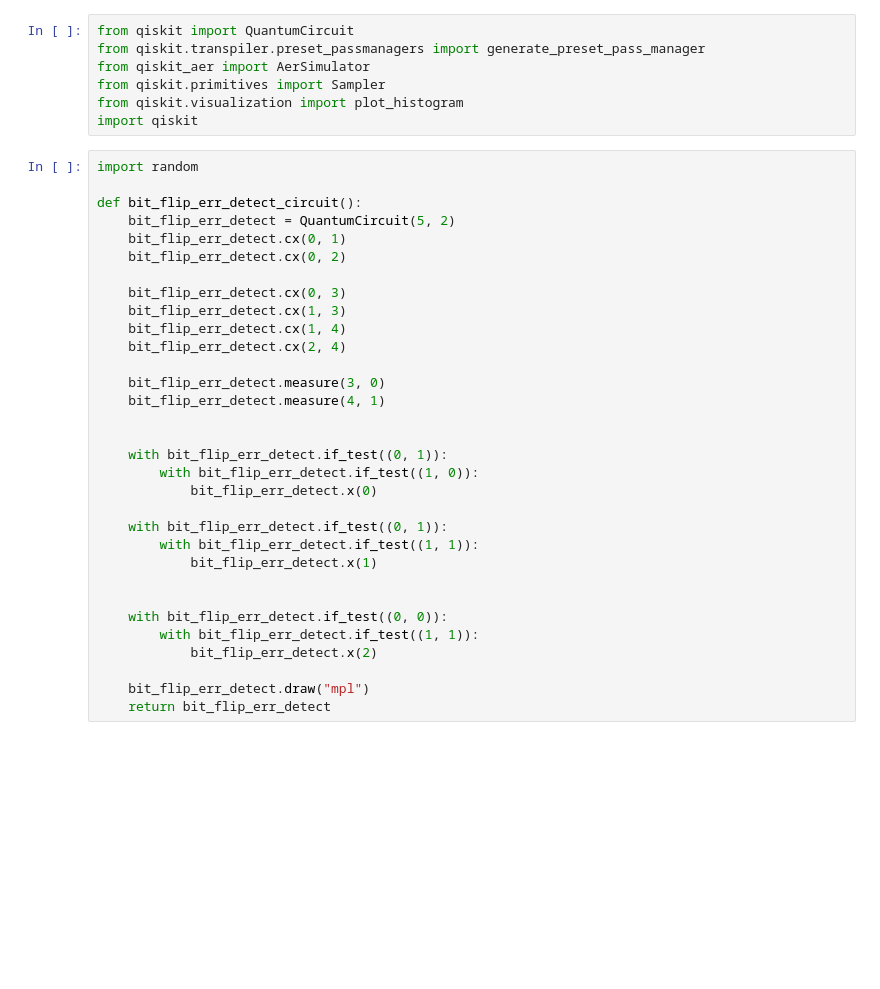
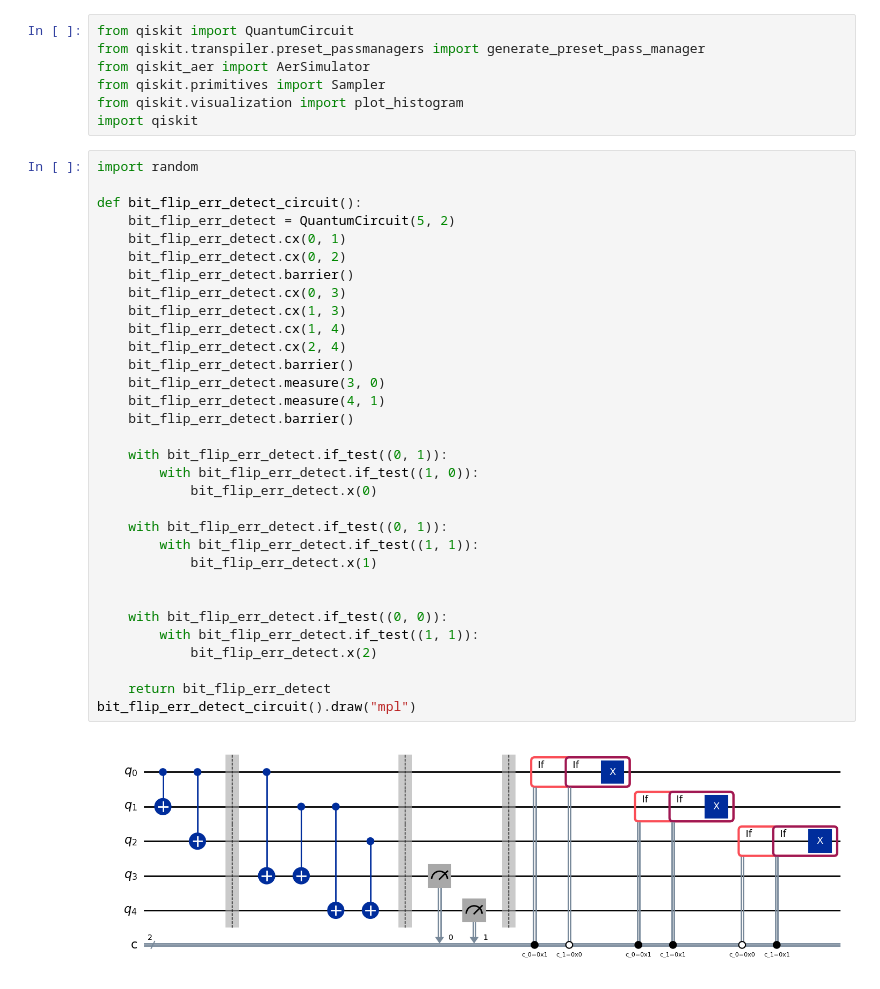
Before and after one commit to Huaiyuan-Jing/Quantum_Algorithm, a Jupyter notebook: shorCode.ipynb, the cells around one changed output. Cells and saved outputs as stored; diff of their text form; blank space fills up the shorter version.

```diff
--- a/shorCode.ipynb
+++ b/shorCode.ipynb
@@ -8,35 +8,37 @@ import qiskit
 # %%
 import random
 
 def bit_flip_err_detect_circuit():
     bit_flip_err_detect = QuantumCircuit(5, 2)
     bit_flip_err_detect.cx(0, 1)
     bit_flip_err_detect.cx(0, 2)
-
+    bit_flip_err_detect.barrier()
     bit_flip_err_detect.cx(0, 3)
     bit_flip_err_detect.cx(1, 3)
     bit_flip_err_detect.cx(1, 4)
     bit_flip_err_detect.cx(2, 4)
-
+    bit_flip_err_detect.barrier()
     bit_flip_err_detect.measure(3, 0)
     bit_flip_err_detect.measure(4, 1)
-
+    bit_flip_err_detect.barrier()
 
     with bit_flip_err_detect.if_test((0, 1)):
         with bit_flip_err_detect.if_test((1, 0)):
             bit_flip_err_detect.x(0)
 
     with bit_flip_err_detect.if_test((0, 1)):
         with bit_flip_err_detect.if_test((1, 1)):
             bit_flip_err_detect.x(1)
 
 
     with bit_flip_err_detect.if_test((0, 0)):
         with bit_flip_err_detect.if_test((1, 1)):
             bit_flip_err_detect.x(2)
 
-    bit_flip_err_detect.draw("mpl")
     return bit_flip_err_detect
+bit_flip_err_detect_circuit().draw("mpl")
+# %% [output]
+[figure, added]
 # %%
 def shor_code_9_qubits():
     circuit = QuantumCircuit(17)
```
Also changed, not shown: parts of 2 cells of this notebook.
